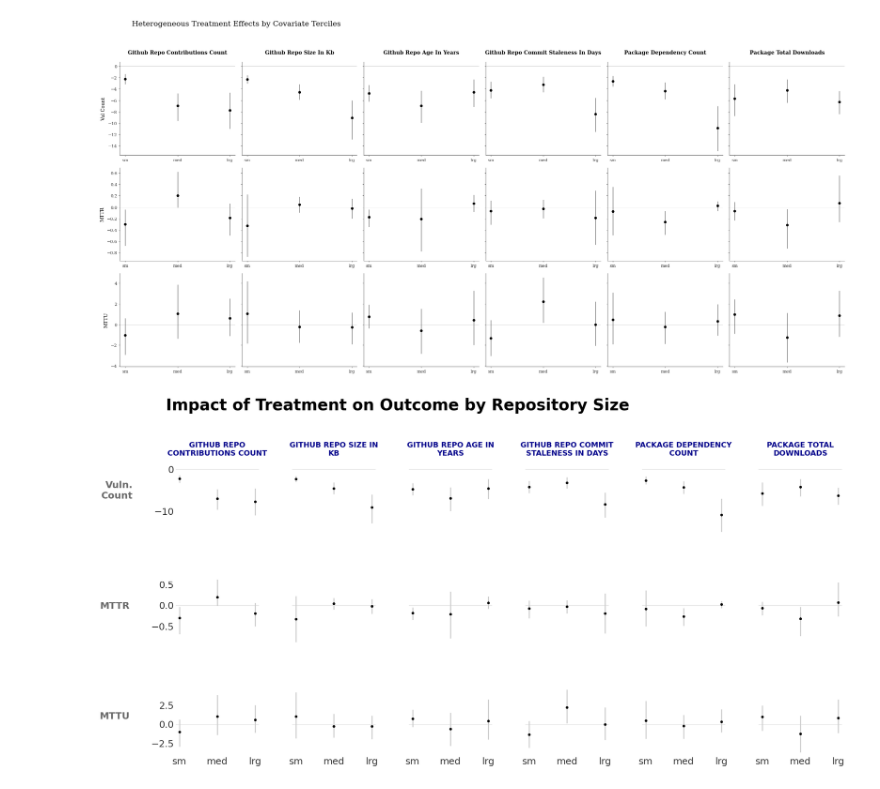
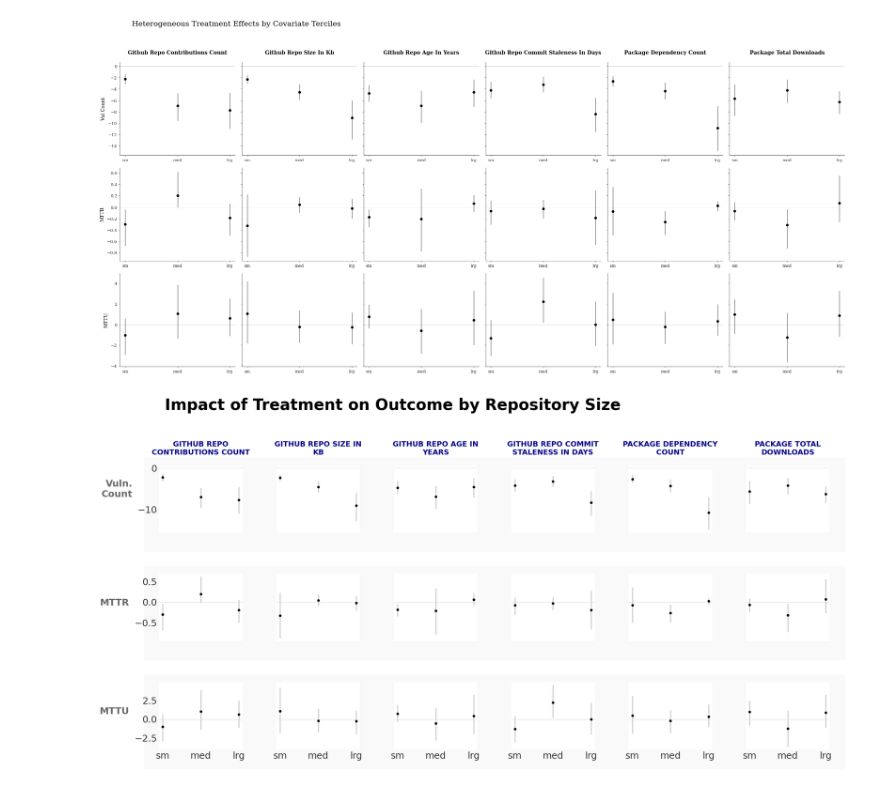
Before and after one commit to shcherbin/mads-siads-699-winter-2026-capstone, a Jupyter notebook: notebooks/rq1.ipynb, the cells around one changed output. Cells and saved outputs as stored; diff of their text form; code cells hidden in the pictures.

Commit message:
chore: add rects and move text towards graphs

```diff
--- a/notebooks/rq1.ipynb
+++ b/notebooks/rq1.ipynb
@@ -1040,6 +1040,7 @@ plt.show()
 [figure]
 # %%
 import matplotlib.pyplot as plt
+import matplotlib.patches as patches
 import pandas as pd
 import textwrap
 
@@ -1060,7 +1061,7 @@ def tercile_ate(data, stratify_col, outcome_col):
 
 outcomes = [("Vuln. Count", "vul_count"), ("MTTR", "mttr"), ("MTTU", "mttu")]
 
-# Tufte-style: Remove the heavy grid and boxes
+# Tufte-style: Graphing light grids and boxes in a matrix
 fig, axes = plt.subplots(len(outcomes), len(LOG_CONTROL_COLUMNS),
                          figsize=(20, 10), sharey="row", sharex=True)
 
@@ -1091,34 +1092,58 @@ for row, (outcome_name, outcome_col) in enumerate(outcomes):
             ax.axhline(0, color="#dddddd", linewidth=0.8, zorder=0)
 
         for spine in ["top", "right", "left", "bottom"]:
             ax.spines[spine].set_visible(False)
 
         ax.tick_params(axis='x', which='both', length=0, labelsize=18)
         ax.tick_params(axis='y', which='both', length=0, labelsize=18)
 
         if row == 0:
             clean_title = strat_col.replace("log_", "").replace("_", " ").upper()
             # wrap the text so it doesn't overlap
             wrapped_title = "\n".join(textwrap.wrap(clean_title, width=20))
             ax.set_title(wrapped_title,
                         fontsize=14,
                         fontweight='bold',
                         pad=20,
                         color="darkblue")
 
         if col_idx == 0:
             # mttu, mttr, vul_count
             wrapped_outcome = "\n".join(textwrap.wrap(outcome_name, width=5))
-            ax.set_ylabel(wrapped_outcome, fontsize=18, rotation=0, labelpad=40, ha='right', fontweight="bold", color="dimgrey")
+            ax.set_ylabel(wrapped_outcome, fontsize=18, rotation=0, labelpad=10, ha='right', fontweight="bold", color="dimgrey")
 
 
 plt.tight_layout(rect=[0, 0.01, 1, 0.9])
 plt.subplots_adjust(wspace=0.4, hspace=0.6)
-# plt.suptitle("Impact of Treatment by Repository Size",
-#              fontsize=30, x=0.05, y=.98, ha='left')
+
+# draw rectangles around each outcome and its predictors
+for row_idx in range(axes.shape[0]):
+    pos_left = axes[row_idx, 0].get_position()
+    pos_right = axes[row_idx, -1].get_position()
+    padding_x = 0.02
+    padding_y = 0.05
+    left = pos_left.x0 - padding_x
+    bottom = pos_left.y0 - padding_y
+    width = (pos_right.x1 - pos_left.x0) + (2 * padding_x)
+    height = (pos_left.y1 - pos_left.y0) + (1.4 * padding_y)
+
+
+    rect = patches.Rectangle(
+        (left, bottom), width, height,
+        fill=True,
+        color='#f9f9f9',
+        alpha=0.9,
+        transform=fig.transFigure,
+        zorder=-1,
+        clip_on=False,
+        edgecolor='#e0e0e0',
+        linewidth=1
+    )
+    fig.add_artist(rect)
+
 fig.text(0.095, 0.98, "Impact of Treatment on Outcome by Repository Size",
          fontsize=30, fontweight='bold', ha='left', va='center')
 plt.subplots_adjust(wspace=0.4)
 plt.show()
 # %% [output]
-[figure, old version]
+[figure, new version]
```
